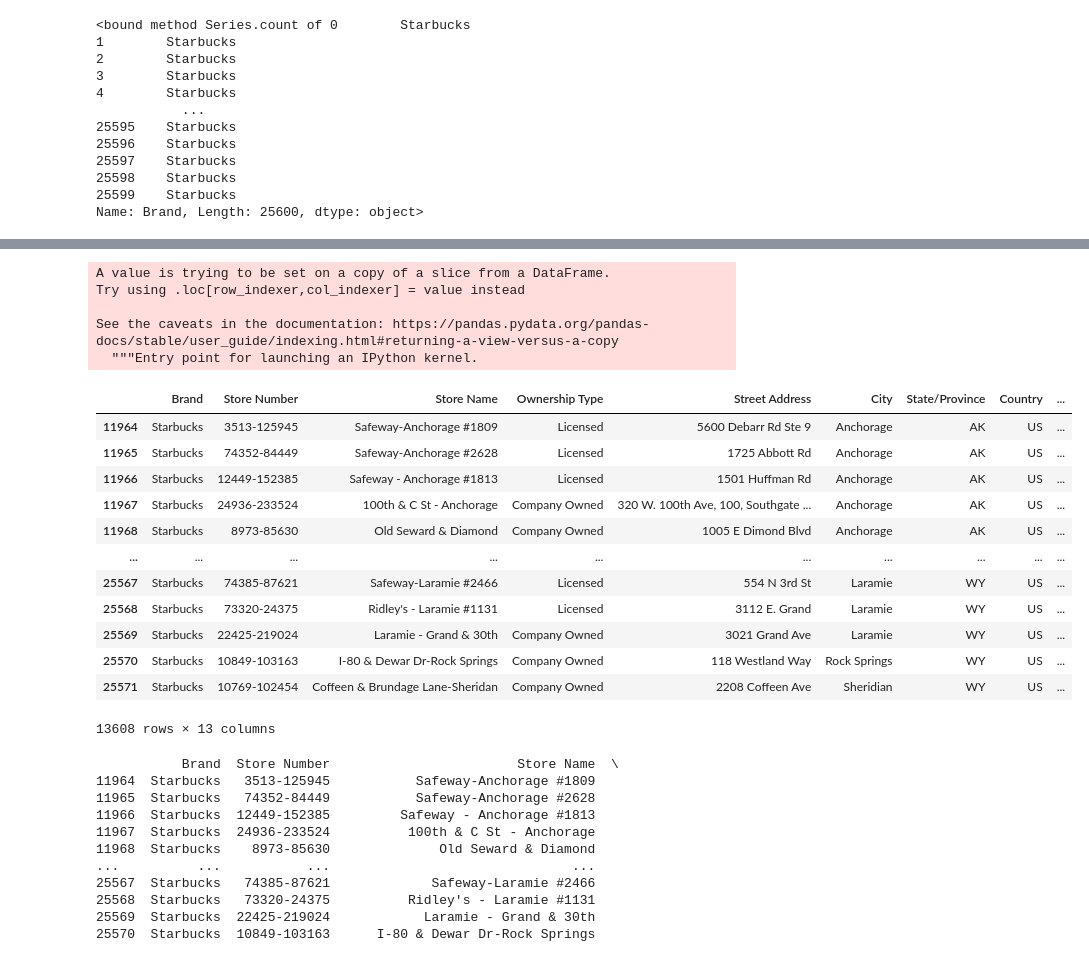
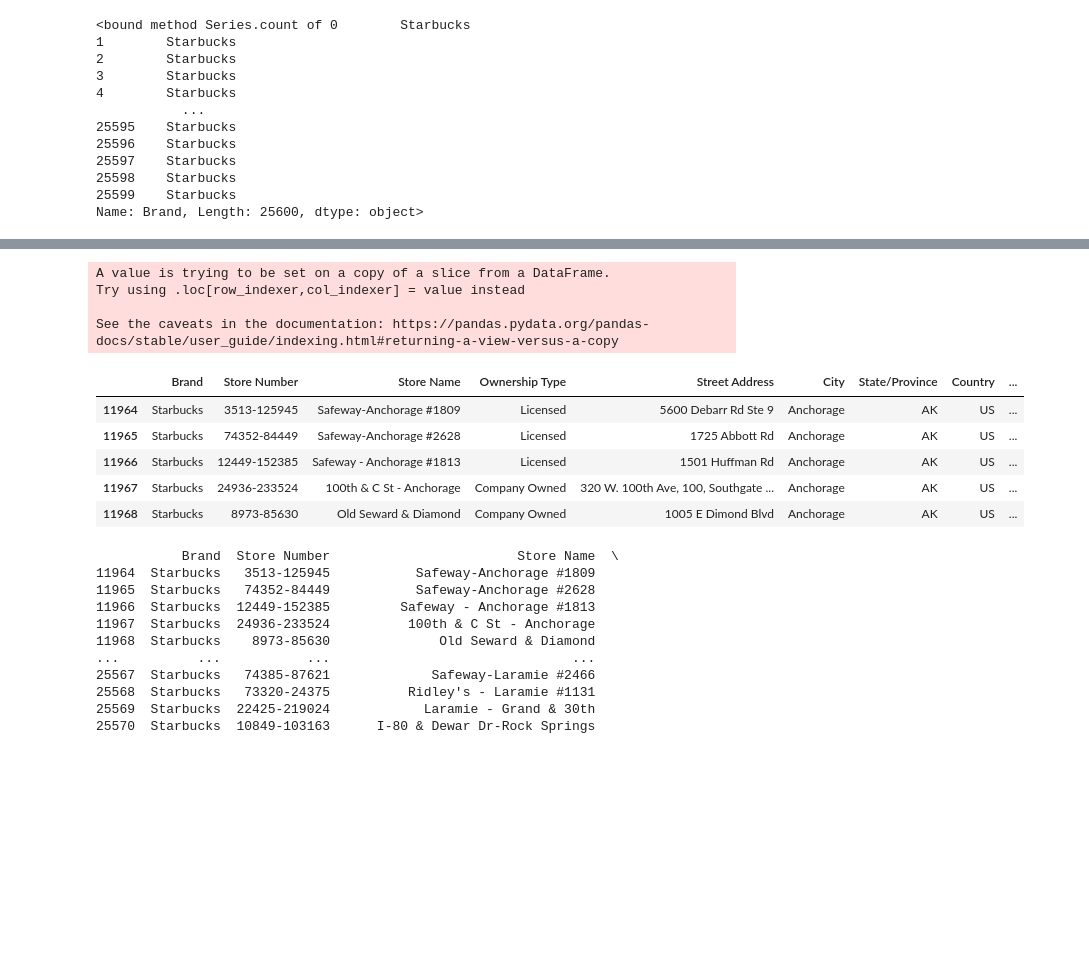
Before and after one commit to mizgutdina/ETL-project, a Jupyter notebook: 01_ETL_Starbucks_data.ipynb, the cells around one changed output, grey strips where cells are left out. Drawn from its saved outputs; the diff is of its cells as text; code cells hidden in the pictures; blank space fills up the shorter version.

```diff
--- a/01_ETL_Starbucks_data.ipynb
+++ b/01_ETL_Starbucks_data.ipynb
@@ -52,24 +51,17 @@ US_df
 # %%
+#Drop NaN values from the Postcode column
 US_df['Postcode'] = US_df['Postcode'].dropna()
-US_df
+US_df.head()
 # %% [output]
 A value is trying to be set on a copy of a slice from a DataFrame.
 Try using .loc[row_indexer,col_indexer] = value instead
 
 See the caveats in the documentation: https://pandas.pydata.org/pandas-docs/stable/user_guide/indexing.html#returning-a-view-versus-a-copy
-  """Entry point for launching an IPython kernel.
 |  | Brand | Store Number | Store Name | Ownership Type | Street Address | City | State/Province | Country | ... |
 | 11964 | Starbucks | 3513-125945 | Safeway-Anchorage #1809 | Licensed | 5600 Debarr Rd Ste 9 | Anchorage | AK | US | ... |
 | 11965 | Starbucks | 74352-84449 | Safeway-Anchorage #2628 | Licensed | 1725 Abbott Rd | Anchorage | AK | US | ... |
 | 11966 | Starbucks | 12449-152385 | Safeway - Anchorage #1813 | Licensed | 1501 Huffman Rd | Anchorage | AK | US | ... |
 | 11967 | Starbucks | 24936-233524 | 100th & C St - Anchorage | Company Owned | 320 W. 100th Ave, 100, Southgate ... | Anchorage | AK | US | ... |
 | 11968 | Starbucks | 8973-85630 | Old Seward & Diamond | Company Owned | 1005 E Dimond Blvd | Anchorage | AK | US | ... |
-| ... | ... | ... | ... | ... | ... | ... | ... | ... | ... |
-| 25567 | Starbucks | 74385-87621 | Safeway-Laramie #2466 | Licensed | 554 N 3rd St | Laramie | WY | US | ... |
-| 25568 | Starbucks | 73320-24375 | Ridley's - Laramie #1131 | Licensed | 3112 E. Grand | Laramie | WY | US | ... |
-| 25569 | Starbucks | 22425-219024 | Laramie - Grand & 30th | Company Owned | 3021 Grand Ave | Laramie | WY | US | ... |
-| 25570 | Starbucks | 10849-103163 | I-80 & Dewar Dr-Rock Springs | Company Owned | 118 Westland Way | Rock Springs | WY | US | ... |
-| 25571 | Starbucks | 10769-102454 | Coffeen & Brundage Lane-Sheridan | Company Owned | 2208 Coffeen Ave | Sheridian | WY | US | ... |
-13608 rows × 13 columns
 # %%
 #Keep 5 digit Postalcode
```
Also changed, not shown: parts of 23 cells of this notebook, 2 other files.
